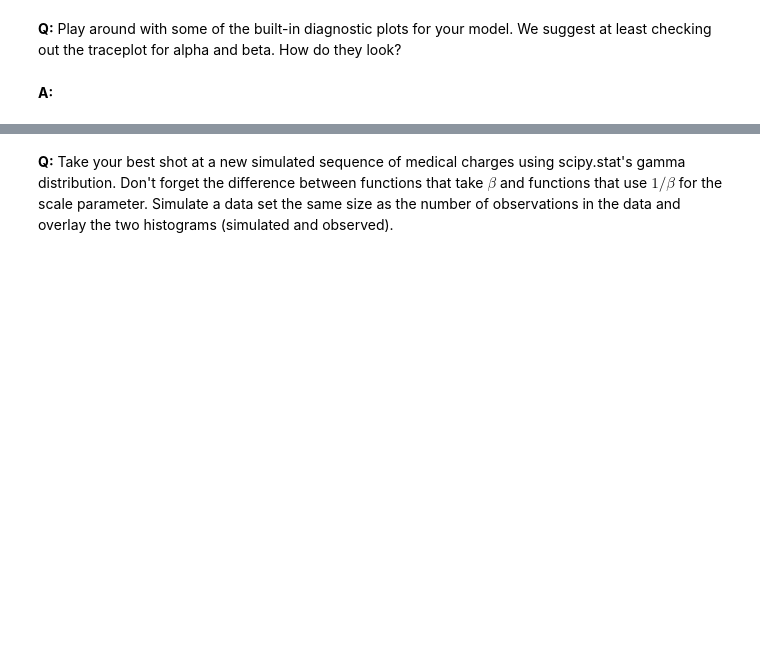
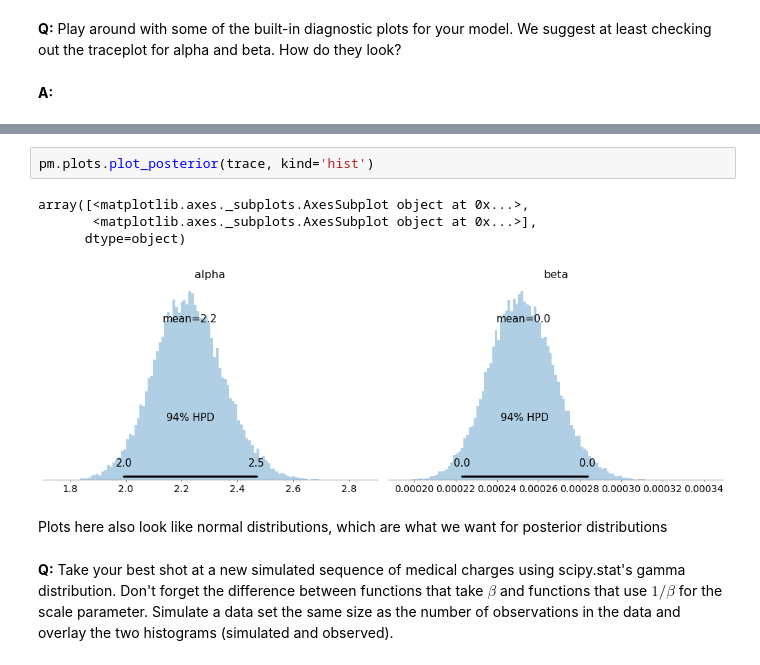
Before and after one commit to davidbuehler07/Mini-Projects, a Jupyter notebook: inferential_statistics_3-Q.ipynb, the cells around one changed output, grey strips where cells are left out. Drawn from its saved outputs; the diff is of its cells as text; blank space fills up the shorter version.

```diff
--- a/inferential_statistics_3-Q.ipynb
+++ b/inferential_statistics_3-Q.ipynb
@@ -129,3 +174,12 @@ __A:__
+# %%
+pm.plots.plot_posterior(trace, kind='hist')
+# %% [output]
+array([<matplotlib.axes._subplots.AxesSubplot object at 0x...>,
+       <matplotlib.axes._subplots.AxesSubplot object at 0x...>],
+      dtype=object)
+[figure, added]
+# %% [markdown]
+Plots here also look like normal distributions, which are what we want for posterior distributions
 # %% [markdown]
 __Q:__ Take your best shot at a new simulated sequence of medical charges using scipy.stat's gamma distribution. Don't forget the difference between functions that take $\beta$ and functions that use $1/\beta$ for the scale parameter. Simulate a data set the same size as the number of observations in the data and overlay the two histograms (simulated and observed).
 # %% [markdown]
```
Also changed, not shown: parts of 8 cells of this notebook.
